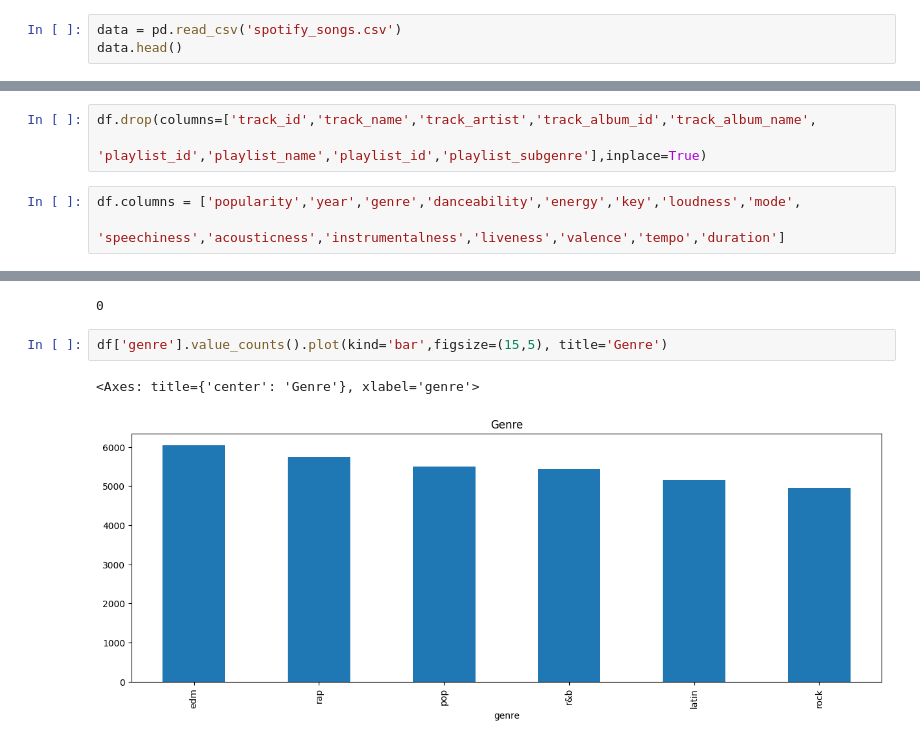
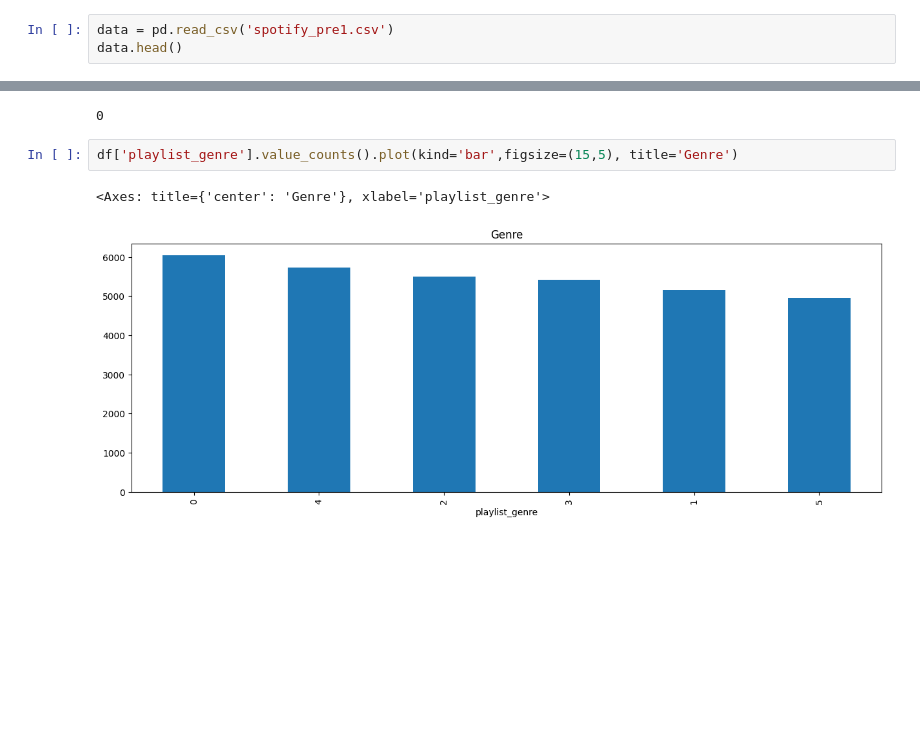
Before and after one commit to Red651/KlassifikasiSpotify, a Jupyter notebook: klassifikasiSpotify.ipynb, the cells around one changed output, grey strips where cells are left out. Saved outputs shown, nothing was run; the diff lists cells and outputs as text; blank space fills up the shorter version.

```diff
--- a/klassifikasiSpotify.ipynb
+++ b/klassifikasiSpotify.ipynb
@@ -24,6 +25,6 @@ pd.set_option('display.max_rows', None)
 import warnings
 warnings.filterwarnings('ignore')
 # %%
-data = pd.read_csv('spotify_songs.csv')
+data = pd.read_csv('spotify_pre1.csv')
 data.head()
 # %% [output]
@@ -58,6 +58,0 @@ memory usage: 5.8+ MB
-# %%
-df.drop(columns=['track_id','track_name','track_artist','track_album_id','track_album_name',
-                         'playlist_id','playlist_name','playlist_id','playlist_subgenre'],inplace=True)
-# %%
-df.columns = ['popularity','year','genre','danceability','energy','key','loudness','mode',
-                      'speechiness','acousticness','instrumentalness','liveness','valence','tempo','duration']
@@ -75,7 +61,7 @@ df.isnull().sum().sum()
 # %% [output]
 0
 # %%
-df['genre'].value_counts().plot(kind='bar',figsize=(15,5), title='Genre')
+df['playlist_genre'].value_counts().plot(kind='bar',figsize=(15,5), title='Genre')
 # %% [output]
-<Axes: title={'center': 'Genre'}, xlabel='genre'>
+<Axes: title={'center': 'Genre'}, xlabel='playlist_genre'>
-[figure, old version]
+[figure, new version]
```
Also changed, not shown: parts of 35 cells of this notebook.
